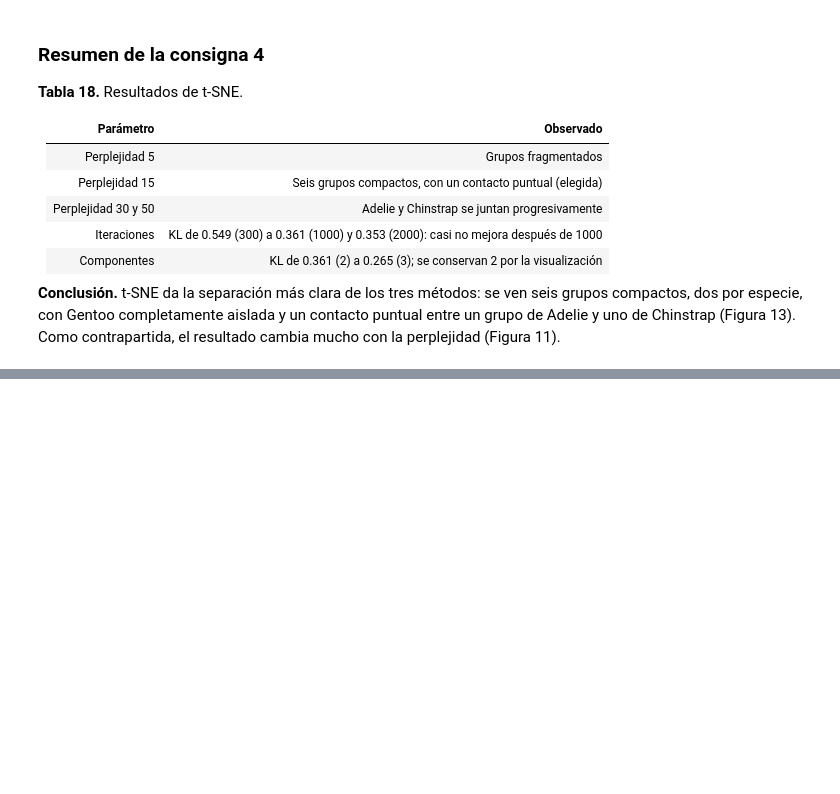
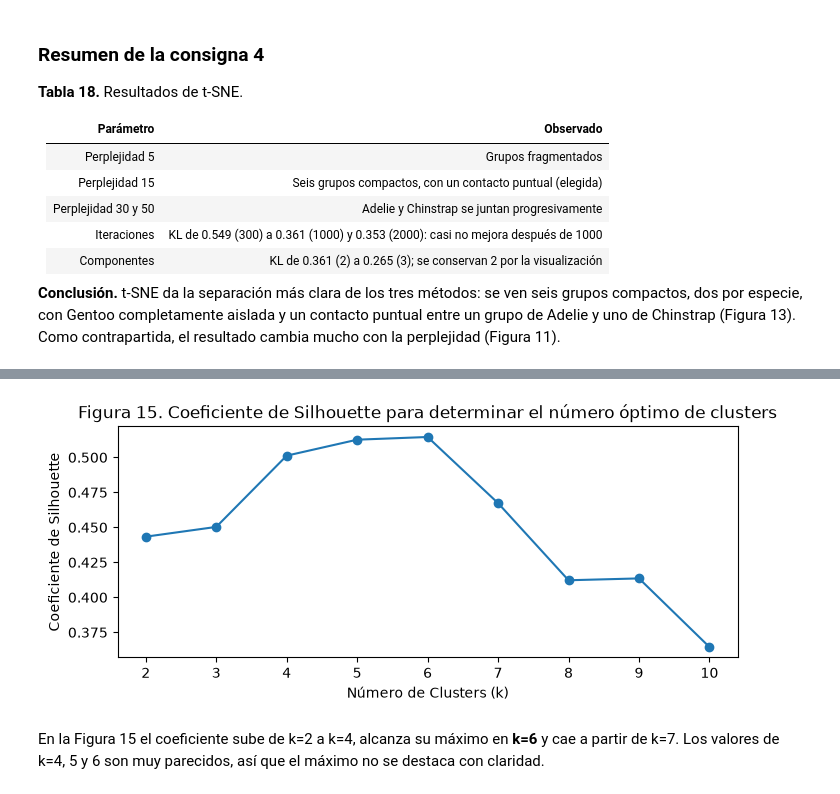
Before and after one commit to frankoespa/tuia-mineria-de-datos, a Jupyter notebook: tp1/tp1_mineria_renna_esparza.ipynb, the cells around one changed output, grey strips where cells are left out. Cells and saved outputs as stored; diff of their text form; code cells hidden in the pictures; blank space fills up the shorter version.

```diff
--- a/tp1/tp1_mineria_renna_esparza.ipynb
+++ b/tp1/tp1_mineria_renna_esparza.ipynb
@@ -1050,0 +1086,25 @@ Los grupos son más compactos y están más despegados entre sí que en Isomap,
+# %%
+def calculate_silhouette(X_scaled, k):
+    kmeans = KMeans(n_clusters=k, random_state=42)
+    kmeans.fit(X_scaled)
+    labels = kmeans.labels_
+    silhouette_avg = silhouette_score(X_scaled, labels)  # Calcula el coeficiente de Silhouette
+    return silhouette_avg
+
+max_k = 10
+
+silhouette_scores = []
+for k in range(2, max_k + 1):
+    silhouette_avg = calculate_silhouette(X_std, k)
+    silhouette_scores.append(silhouette_avg)
+# %%
+plt.figure(figsize=(8, 3))
+plt.plot(range(2, max_k + 1), silhouette_scores, marker='o')
+plt.xlabel('Número de Clusters (k)')
+plt.ylabel('Coeficiente de Silhouette')
+plt.title('Figura 15. Coeficiente de Silhouette para determinar el número óptimo de clusters')
+plt.show()
+# %% [output]
+[figure, added]
+# %% [markdown]
+En la Figura 15 el coeficiente sube de k=2 a k=4, alcanza su máximo en **k=6** y cae a partir de k=7. Los valores de k=4, 5 y 6 son muy parecidos, así que el máximo no se destaca con claridad.
```
Also changed, not shown: parts of 23 cells of this notebook, 6 other files.
